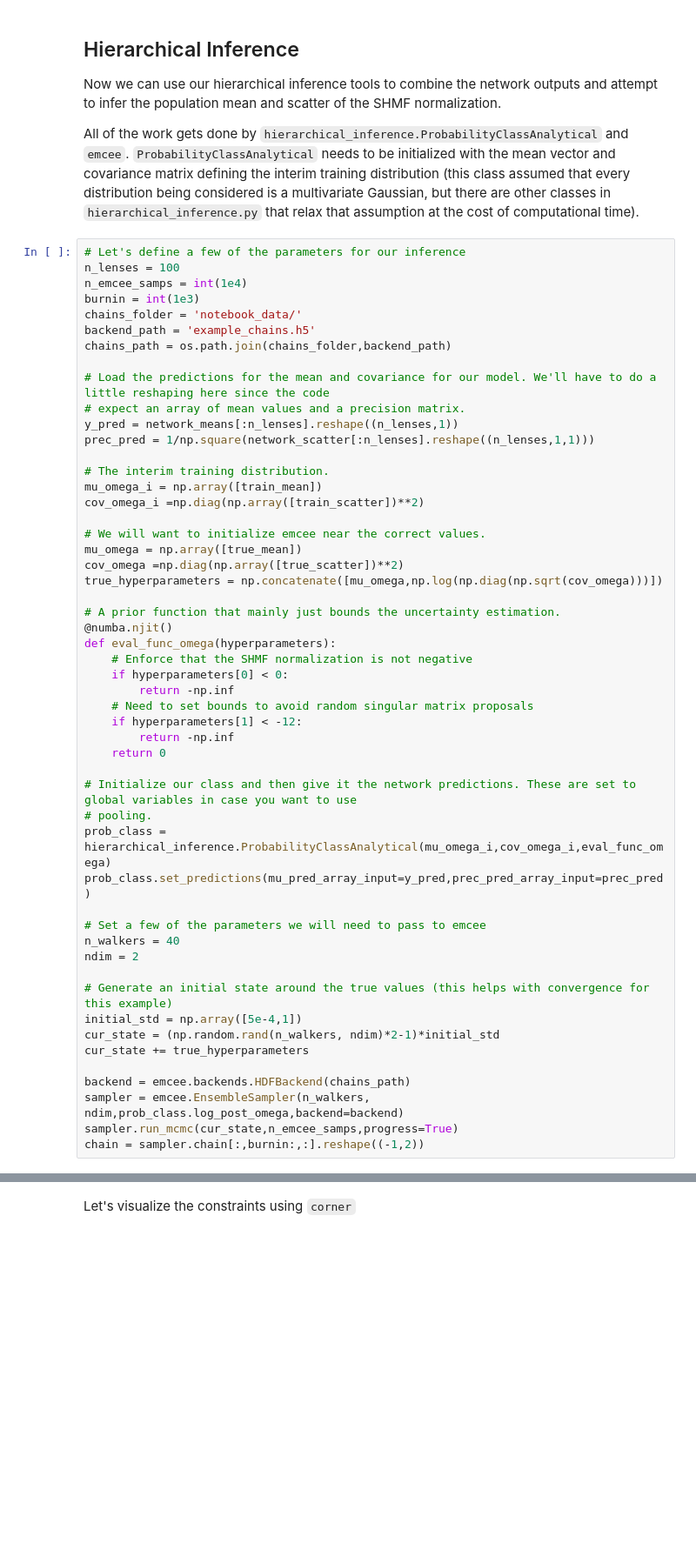
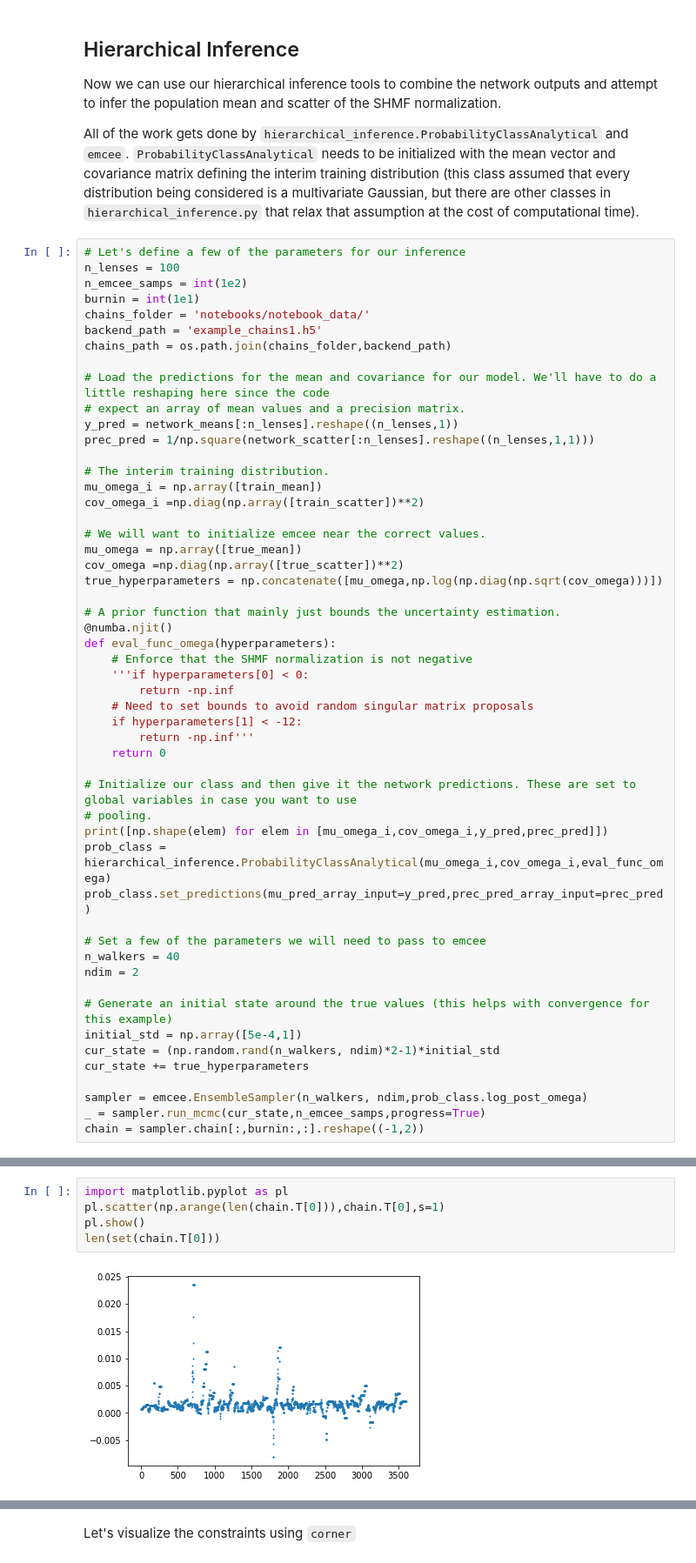
Before and after one commit to P-1884/paltas, a Jupyter notebook: notebooks/Population_Analysis.ipynb, the cells around one changed output, grey strips where cells are left out. Shown: that part at 87% size. Saved outputs shown, nothing was run; the diff lists cells and outputs as text; blank space fills up the shorter version.

```diff
--- a/notebooks/Population_Analysis.ipynb
+++ b/notebooks/Population_Analysis.ipynb
@@ -75,10 +85,10 @@ All of the work gets done by `hierarchical_inference.ProbabilityClassAnalytical`
 # %%
 # Let's define a few of the parameters for our inference
 n_lenses = 100
-n_emcee_samps = int(1e4)
-burnin = int(1e3)
-chains_folder = 'notebook_data/'
-backend_path = 'example_chains.h5'
+n_emcee_samps = int(1e2)
+burnin = int(1e1)
+chains_folder = 'notebooks/notebook_data/'
+backend_path = 'example_chains1.h5'
 chains_path = os.path.join(chains_folder,backend_path)
 
 # Load the predictions for the mean and covariance for our model. We'll have to do a little reshaping here since the code
@@ -99,15 +109,16 @@ true_hyperparameters = np.concatenate([mu_omega,np.log(np.diag(np.sqrt(cov_omega
 @numba.njit()
 def eval_func_omega(hyperparameters):
     # Enforce that the SHMF normalization is not negative
-    if hyperparameters[0] < 0:
+    '''if hyperparameters[0] < 0:
         return -np.inf
     # Need to set bounds to avoid random singular matrix proposals
     if hyperparameters[1] < -12:
-        return -np.inf
+        return -np.inf'''
     return 0
 
 # Initialize our class and then give it the network predictions. These are set to global variables in case you want to use
 # pooling.
+print([np.shape(elem) for elem in [mu_omega_i,cov_omega_i,y_pred,prec_pred]])
 prob_class = hierarchical_inference.ProbabilityClassAnalytical(mu_omega_i,cov_omega_i,eval_func_omega)
 prob_class.set_predictions(mu_pred_array_input=y_pred,prec_pred_array_input=prec_pred)
 
@@ -120,7 +131,6 @@ initial_std = np.array([5e-4,1])
 cur_state = (np.random.rand(n_walkers, ndim)*2-1)*initial_std
 cur_state += true_hyperparameters
 
-backend = emcee.backends.HDFBackend(chains_path)
-sampler = emcee.EnsembleSampler(n_walkers, ndim,prob_class.log_post_omega,backend=backend)
-sampler.run_mcmc(cur_state,n_emcee_samps,progress=True)
+sampler = emcee.EnsembleSampler(n_walkers, ndim,prob_class.log_post_omega)
+_ = sampler.run_mcmc(cur_state,n_emcee_samps,progress=True)
 chain = sampler.chain[:,burnin:,:].reshape((-1,2))
@@ -126,0 +139,7 @@ chain = sampler.chain[:,burnin:,:].reshape((-1,2))
+# %%
+import matplotlib.pyplot as pl
+pl.scatter(np.arange(len(chain.T[0])),chain.T[0],s=1)
+pl.show()
+len(set(chain.T[0]))
+# %% [output]
+[figure, added]
```
Also changed, not shown: parts of 6 cells of this notebook, 10 other files.
